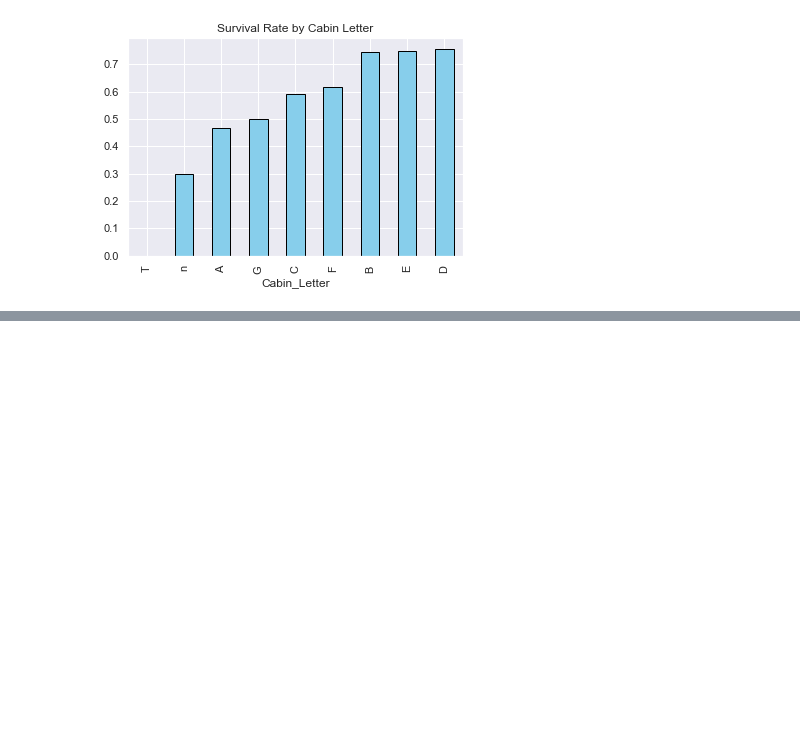
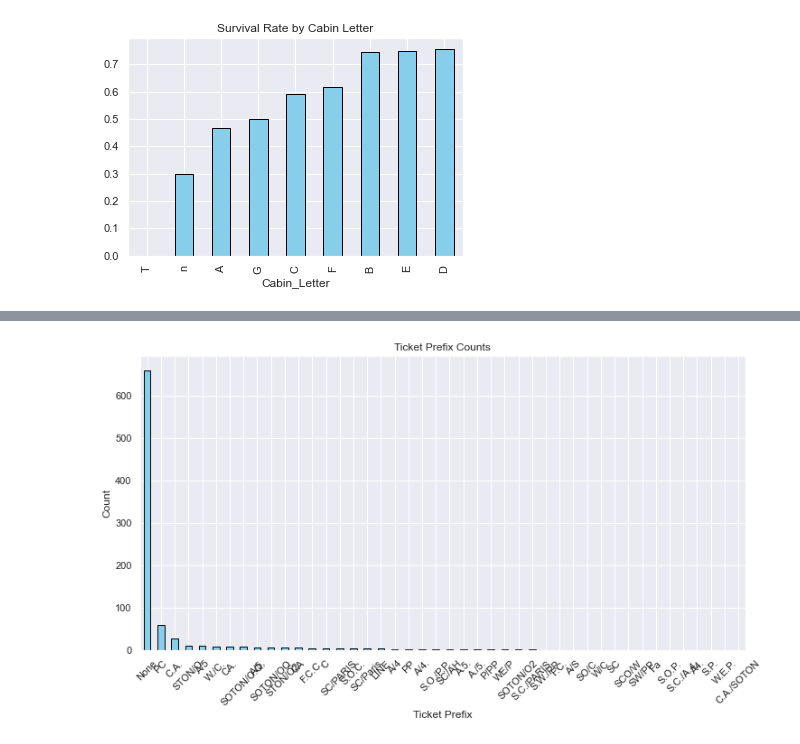
Before and after one commit to Swapnil-Trivedi/E0_270_0__ML_2025, a Jupyter notebook: assignment-01/data/data_exploration.ipynb, the cells around one changed output, grey strips where cells are left out. Cells and saved outputs as stored; diff of their text form; code cells hidden in the pictures; blank space fills up the shorter version.

```diff
--- a/assignment-01/data/data_exploration.ipynb
+++ b/assignment-01/data/data_exploration.ipynb
@@ -195,0 +206,5 @@ cabin_letter_survival.plot(kind="bar", color="skyblue", edgecolor="black", title
+# %%
+# Create binary HasCabin feature (1 if cabin exists, 0 if missing)
+data["HasCabin"] = data["Cabin"].notna().astype(int)
+
+data[["Cabin", "HasCabin"]].head(10)
@@ -195,0 +256,19 @@ cabin_letter_survival.plot(kind="bar", color="skyblue", edgecolor="black", title
+# %%
+# Extracting ticket prefixes (non-numeric parts before space, if any)
+data["Ticket_Prefix"] = data["Ticket"].apply(lambda x: x.split()[0] if not x.isdigit() else "None")
+
+# Counting occurrences of each prefix
+ticket_prefix_counts = data["Ticket_Prefix"].value_counts()
+
+# Checking survival rate by Ticket Prefix
+ticket_prefix_survival = data.groupby("Ticket_Prefix")["Survived"].mean().sort_values()
+# %%
+# Plot the Ticket Prefix Counts with increased figure size
+plt.figure(figsize=(12, 6))
+ticket_prefix_counts.plot(kind="bar", color="skyblue", edgecolor="black", title="Ticket Prefix Counts")
+plt.xlabel("Ticket Prefix")
+plt.ylabel("Count")
+plt.xticks(rotation=45)  # Rotate x-axis labels for better readability
+plt.show()
+# %% [output]
+[figure, added]
```
Also changed, not shown: parts of 50 cells of this notebook.
